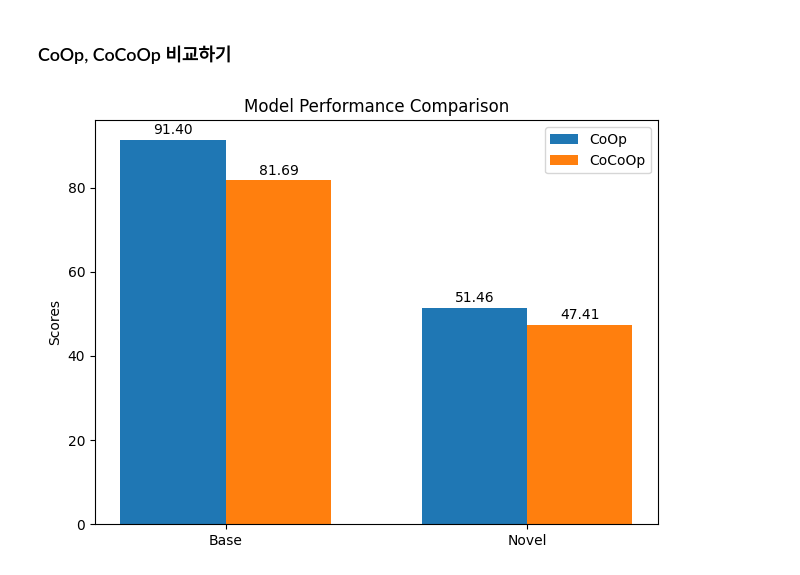
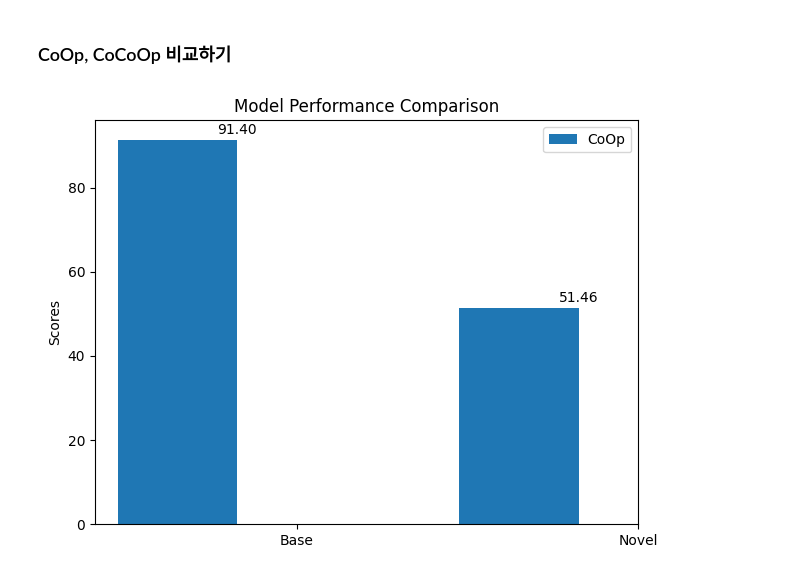
Before and after one commit to mlvlab/COSE474_2024, a Jupyter notebook: 4_VLM_Prompt_Tuning.ipynb, the cells around one changed output. Cells and saved outputs as stored; diff of their text form; code cells hidden in the pictures.

```diff
--- a/4_VLM_Prompt_Tuning.ipynb
+++ b/4_VLM_Prompt_Tuning.ipynb
@@ -602,6 +623,11 @@ def main(args):
         torch.backends.cudnn.benchmark = True
 
     trainer = build_trainer(cfg)
+    if args.eval_only:
+        trainer.load_model(args.model_dir, epoch=args.load_epoch)
+        acc = trainer.test()
+        return acc
+
     acc = trainer.train()
     return acc
 # %% [markdown]
@@ -661,7 +814,7 @@ import numpy as np
 metrics = ['Base', 'Novel']
 
 coop_acc_list = [coop_base_acc, coop_novel_acc]
-cocoop_acc_list = [cocoop_base_acc, cocoop_novel_acc]
+#cocoop_acc_list = [cocoop_base_acc, cocoop_novel_acc]
 
 
 # 막대 너비
@@ -670,33 +823,33 @@ bar_width = 0.35
 # X축 위치 설정
 index = np.arange(len(metrics))
 
 # bar plot 생성
 fig, ax = plt.subplots()
 
 bar1 = ax.bar(index, coop_acc_list, bar_width, label='CoOp')
-bar2 = ax.bar(index + bar_width, cocoop_acc_list, bar_width, label='CoCoOp')
+#bar2 = ax.bar(index + bar_width, cocoop_acc_list, bar_width, label='CoCoOp')
 
 # 제목과 레이블 설정
 ax.set_ylabel('Scores')
 ax.set_title('Model Performance Comparison')
 ax.set_xticks(index + bar_width / 2)
 ax.set_xticklabels(metrics)
 ax.legend()
 
 # 막대에 값 표시
 def add_value_labels(bars):
     for bar in bars:
         height = bar.get_height()
         ax.annotate(f'{height:.2f}', xy=(bar.get_x() + bar.get_width() / 2, height),
                     xytext=(0, 2),  # 2 points vertical offset
                     textcoords='offset points',
                     ha='center', va='bottom')
 
 add_value_labels(bar1)
-add_value_labels(bar2)
+#add_value_labels(bar2)
 
 # 그래프 출력
 plt.tight_layout()
 plt.show()
 # %% [output]
-[figure, old version]
+[figure, new version]
```
Also changed, not shown: parts of 4 cells of this notebook.
